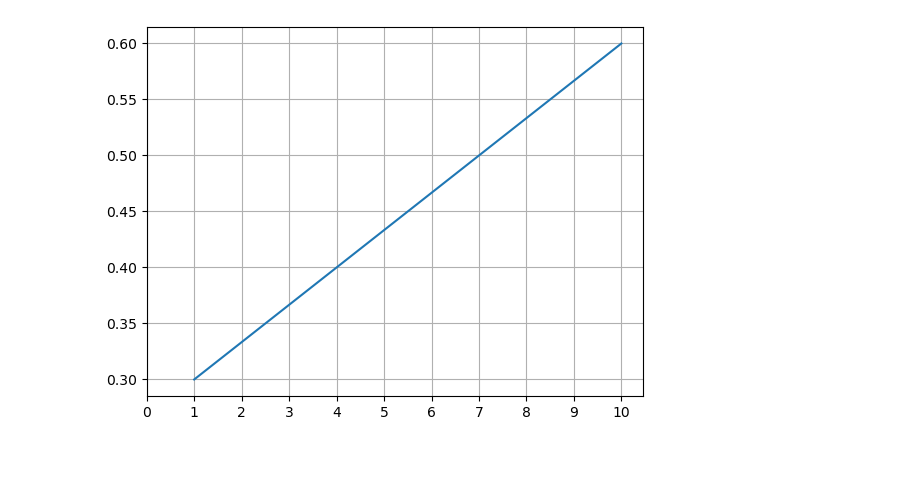
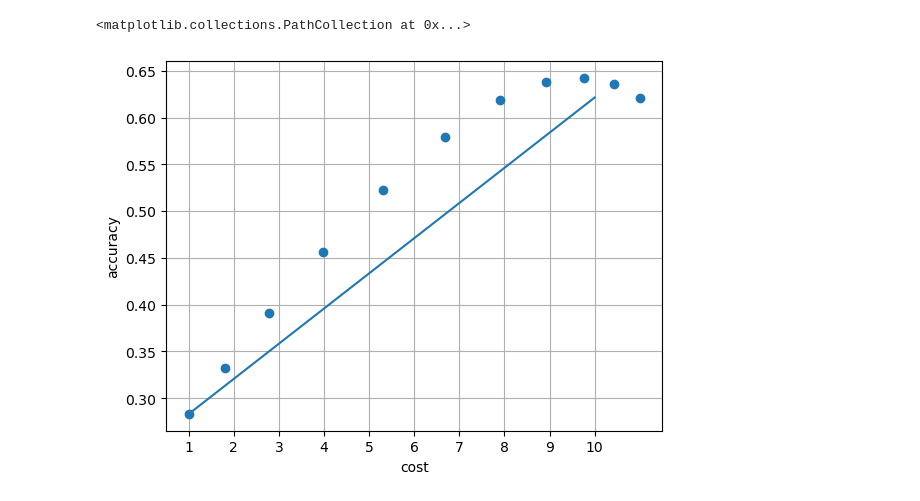
Before and after one commit to Geffen-Cooper/continual_learning_playground, a Jupyter notebook: src/test_time_kd/calib.ipynb, the cells around one changed output. Cells and saved outputs as stored; diff of their text form; code cells hidden in the pictures; blank space fills up the shorter version.

Commit message:
simulation parts working, now need to combine into interactive mode

```diff
--- a/src/test_time_kd/calib.ipynb
+++ b/src/test_time_kd/calib.ipynb
@@ -44,0 +86,15 @@ tensor([0.0500, 0.1500, 0.2500, 0.3500, 0.4500, 0.5500, 0.6500, 0.7500, 0.8500,
+# %%
+conf_policies = np.linspace(0,1,11) # to increase granularity, we need more bins
+
+exp_accs = []
+exp_costs = []
+accs_S = np.array(accs_o)
+accs_T = np.array(accs_u)
+pred_dist_S = np.array(b_S)
+pred_dist_T = np.array(b_T)
+avg_S_acc = sum(pred_dist_S*accs_S)
+avg_T_acc = sum(pred_dist_T*accs_T)
+for i,p in enumerate(conf_policies):
+                    # accuracy contrib from student                               # accuracy contrib from teacher
+    exp_accs.append(sum(accs_S[means > p]*pred_dist_S[means > p]) + sum(pred_dist_S[means <= p])*avg_T_acc)
+    exp_costs.append(sum(pred_dist_S[means > p])*1 + sum(pred_dist_S[means <= p])*(10+1))
@@ -45,9 +123,15 @@ tensor([0.0500, 0.1500, 0.2500, 0.3500, 0.4500, 0.5500, 0.6500, 0.7500, 0.8500,
 # %%
+cost_T = 10
+cost_S = 1
 x = np.linspace(0,1,100)
-cost = x + (1-x)*10
-accuracy = 0.3*x + 0.6*(1-x)
+cost = x*cost_S + (1-x)*cost_T
+accuracy = x*avg_S_acc + (1-x)*avg_T_acc
 plt.plot(cost,accuracy)
 plt.xticks(np.arange(0,11))
 plt.grid()
+plt.xlabel("cost")
+plt.ylabel("accuracy")
+plt.scatter(exp_costs,exp_accs)
 # %% [output]
+<matplotlib.collections.PathCollection at 0x...>
-[figure, old version]
+[figure, new version]
```
Also changed, not shown: parts of 10 cells of this notebook, 1 other file.
